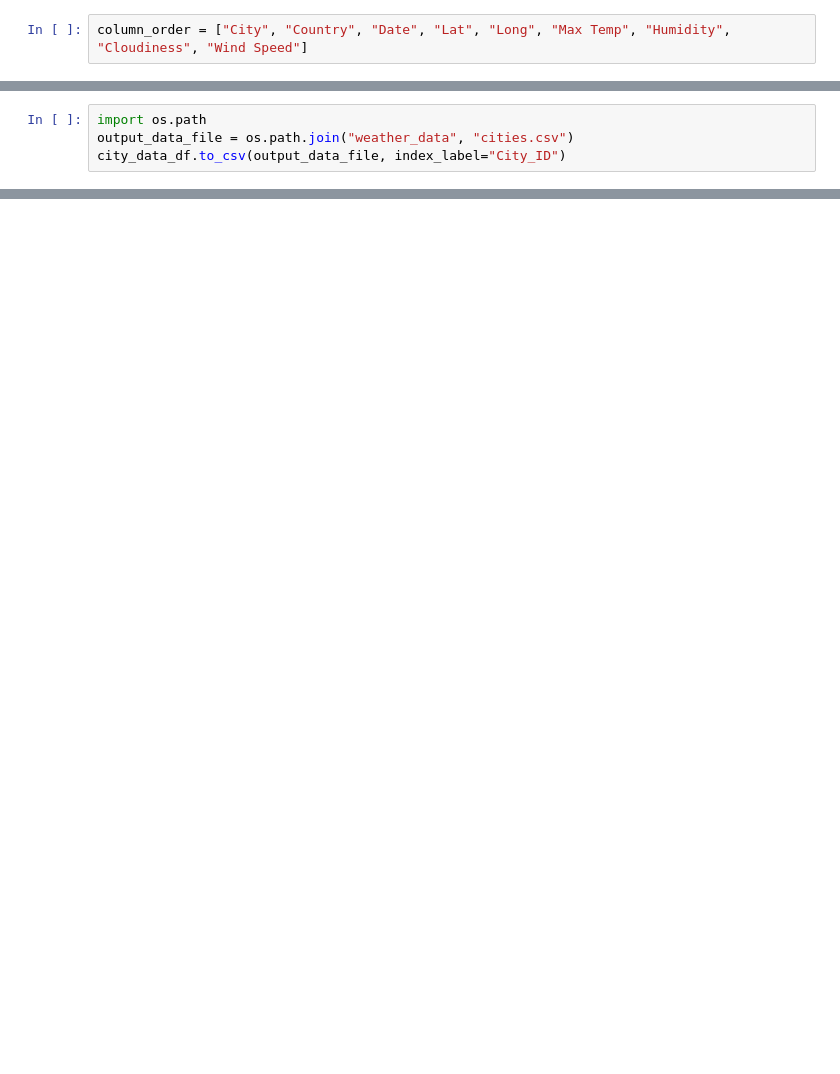
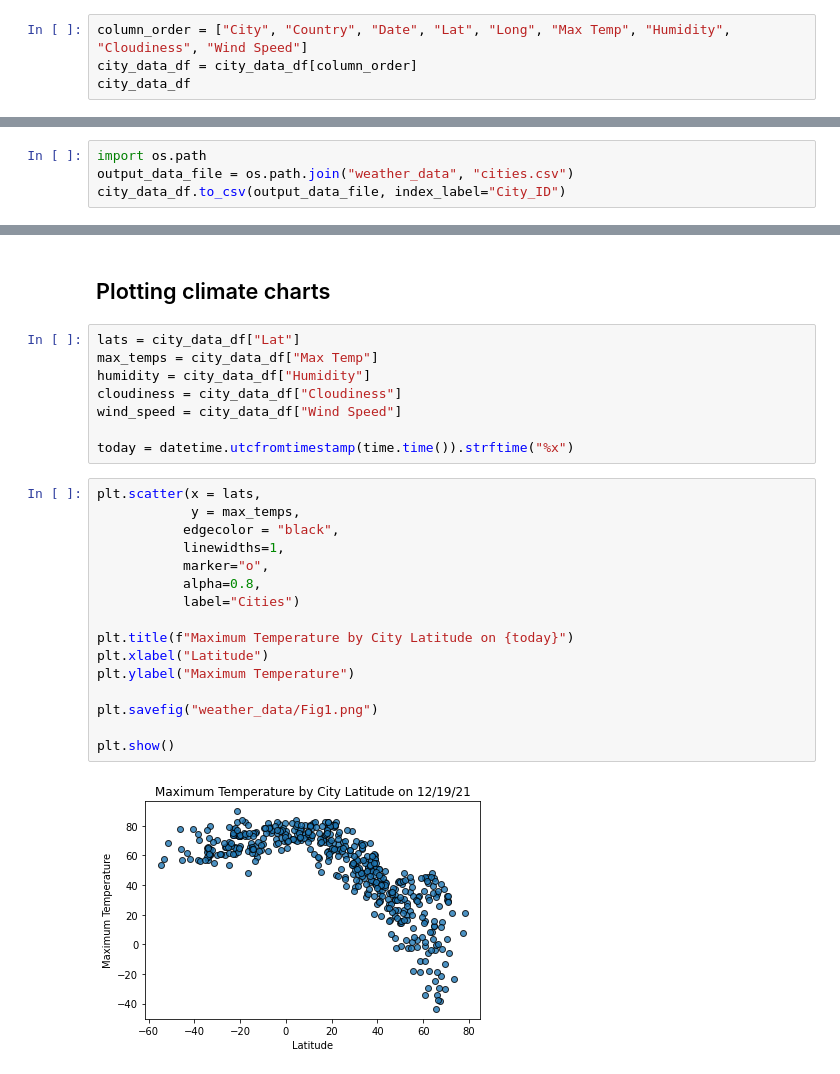
Before and after one commit to eric-spoerner/world_weather_analysis, a Jupyter notebook: WeatherPy.ipynb, the cells around one changed output, grey strips where cells are left out. Drawn from its saved outputs; the diff is of its cells as text; blank space fills up the shorter version.

Commit message:
Added scatterplot analyses of key weather metrics.

```diff
--- a/WeatherPy.ipynb
+++ b/WeatherPy.ipynb
@@ -157,3 +159,5 @@ city_data_df
 493 rows × 9 columns
 # %%
 column_order = ["City", "Country", "Date", "Lat", "Long", "Max Temp", "Humidity", "Cloudiness", "Wind Speed"]
+city_data_df = city_data_df[column_order]
+city_data_df
@@ -163,0 +197,28 @@ city_data_df.to_csv(output_data_file, index_label="City_ID")
+# %% [markdown]
+## Plotting climate charts
+# %%
+lats = city_data_df["Lat"]
+max_temps = city_data_df["Max Temp"]
+humidity = city_data_df["Humidity"]
+cloudiness = city_data_df["Cloudiness"]
+wind_speed = city_data_df["Wind Speed"]
+
+today = datetime.utcfromtimestamp(time.time()).strftime("%x")
+# %%
+plt.scatter(x = lats,
+            y = max_temps,
+           edgecolor = "black",
+           linewidths=1,
+           marker="o",
+           alpha=0.8,
+           label="Cities")
+
+plt.title(f"Maximum Temperature by City Latitude on {today}")
+plt.xlabel("Latitude")
+plt.ylabel("Maximum Temperature")
+
+plt.savefig("weather_data/Fig1.png")
+
+plt.show()
+# %% [output]
+[figure, added]
```
Also changed, not shown: parts of 5 cells of this notebook, 5 other files.
